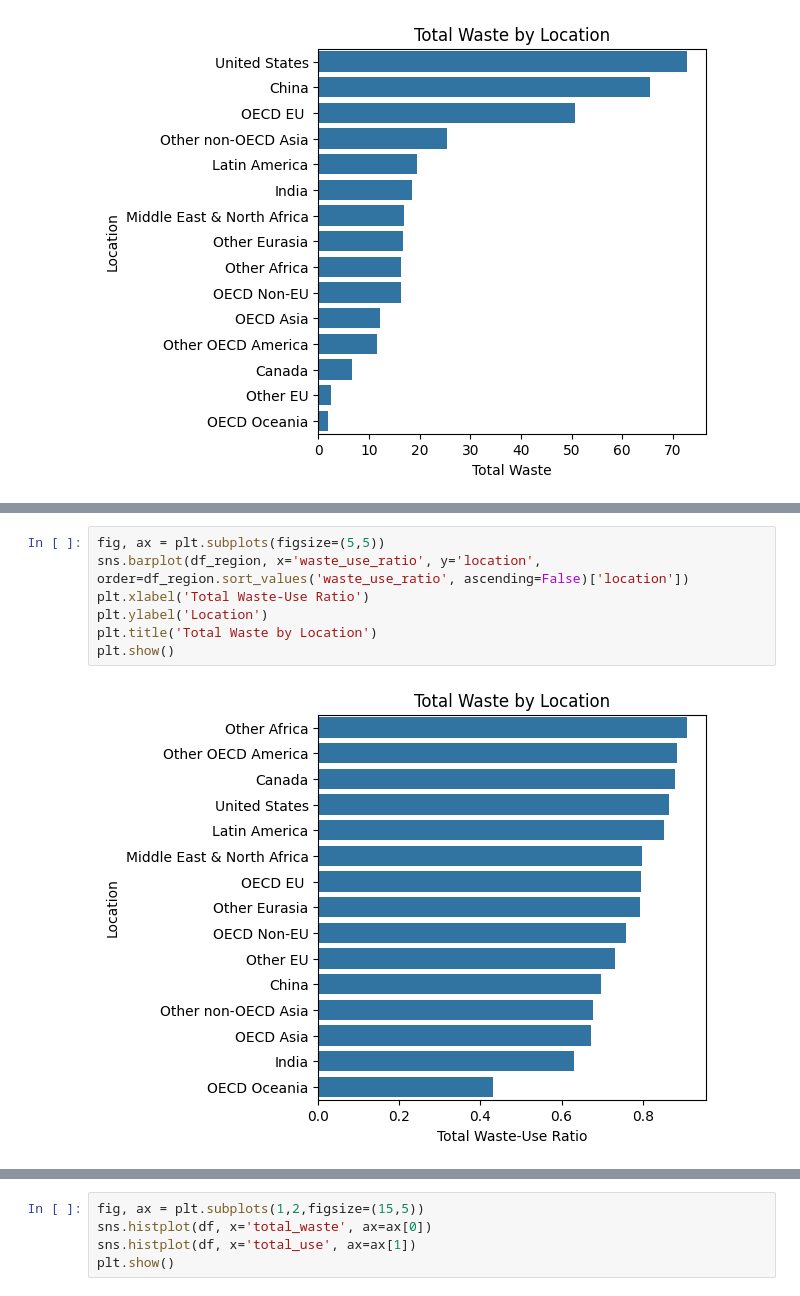
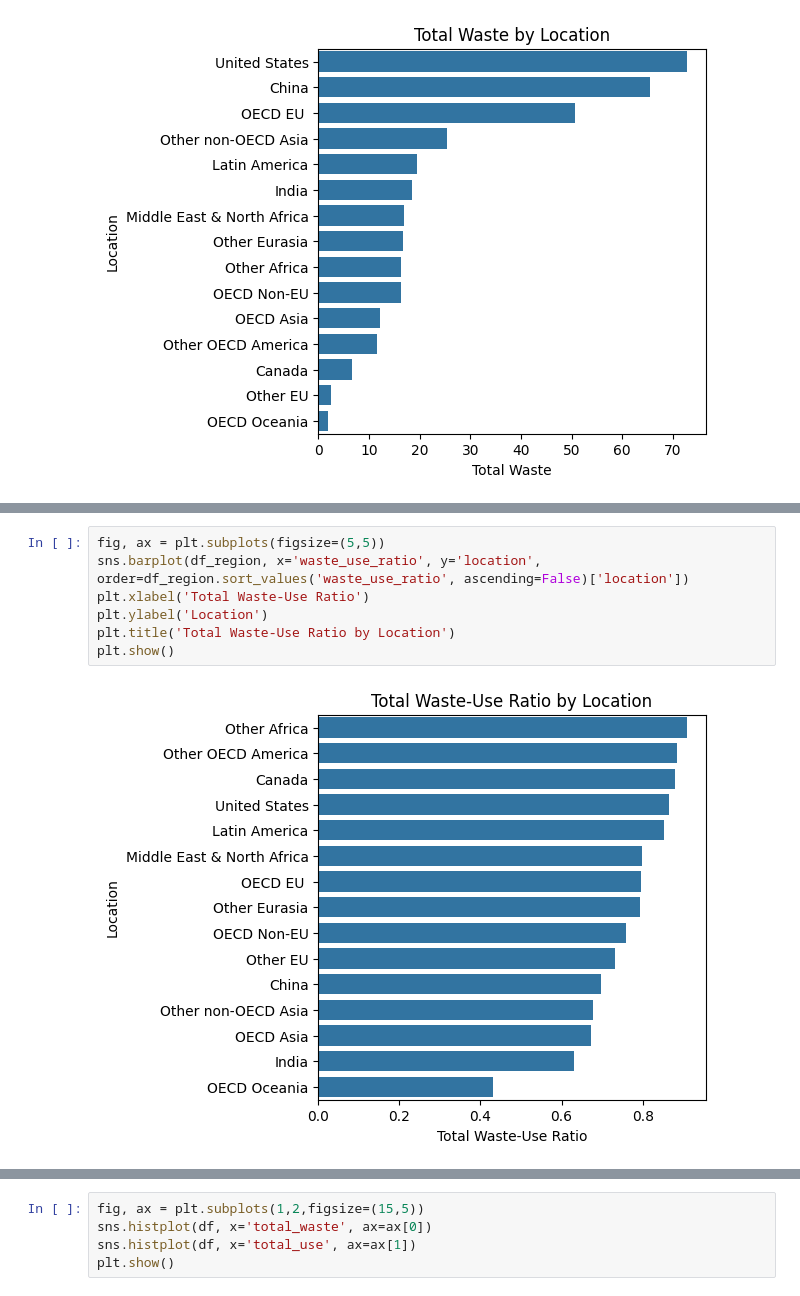
Before and after one commit to alinajohanna/mid_project_plastic, a Jupyter notebook: notebooks/eda_plastic_pollution_2019.ipynb, the cells around one changed output, grey strips where cells are left out. Saved outputs shown, nothing was run; the diff lists cells and outputs as text.

```diff
--- a/notebooks/eda_plastic_pollution_2019.ipynb
+++ b/notebooks/eda_plastic_pollution_2019.ipynb
@@ -66,11 +71,11 @@ plt.show()
 # %%
 fig, ax = plt.subplots(figsize=(5,5))
 sns.barplot(df_region, x='waste_use_ratio', y='location', order=df_region.sort_values('waste_use_ratio', ascending=False)['location'])
 plt.xlabel('Total Waste-Use Ratio')
 plt.ylabel('Location')
-plt.title('Total Waste by Location')
+plt.title('Total Waste-Use Ratio by Location')
 plt.show()
 # %% [output]
-[figure, old version]
+[figure, new version]
 # %% [markdown]
 Most regions that use a lot of plastic also waste a lot of plastic.
```
Also changed, not shown: parts of 11 cells of this notebook, 3 other files.
